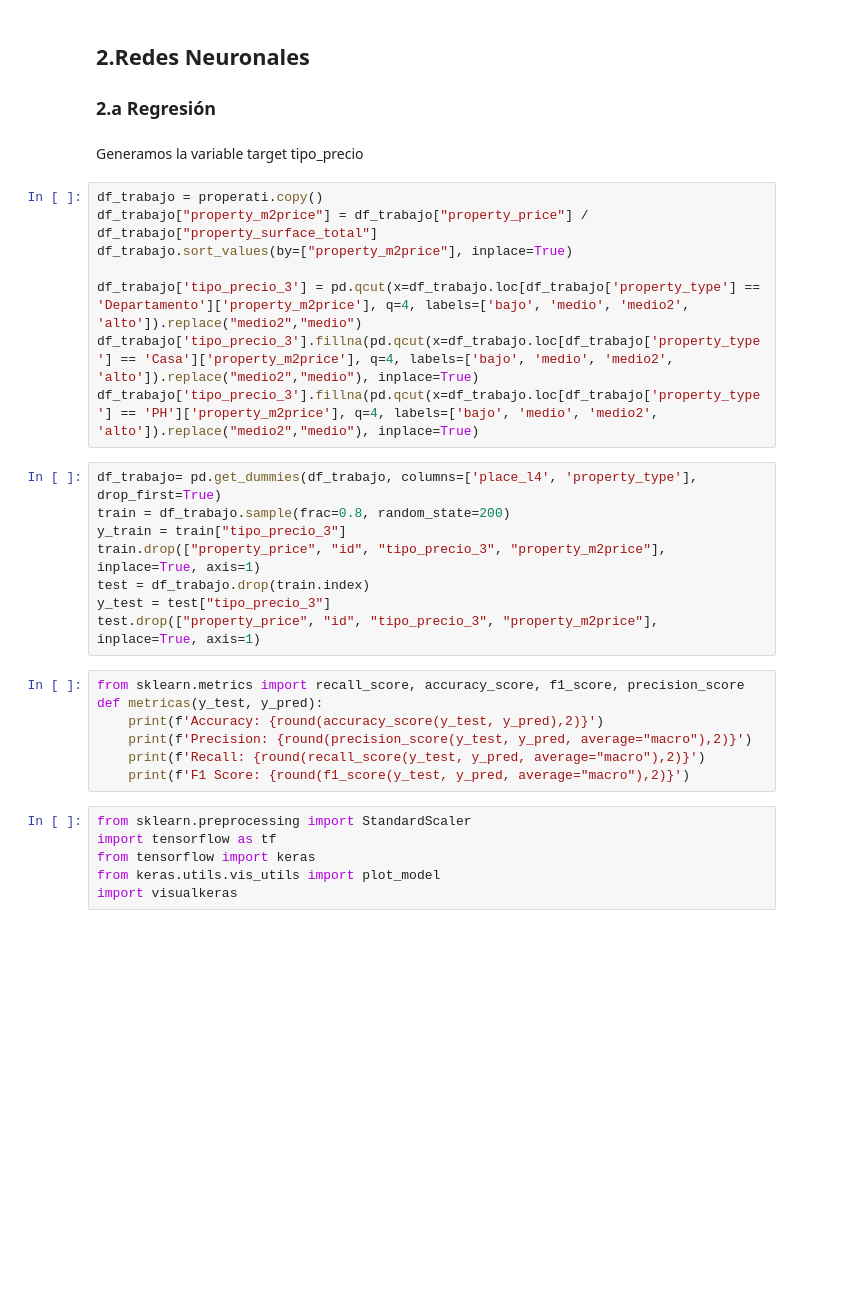
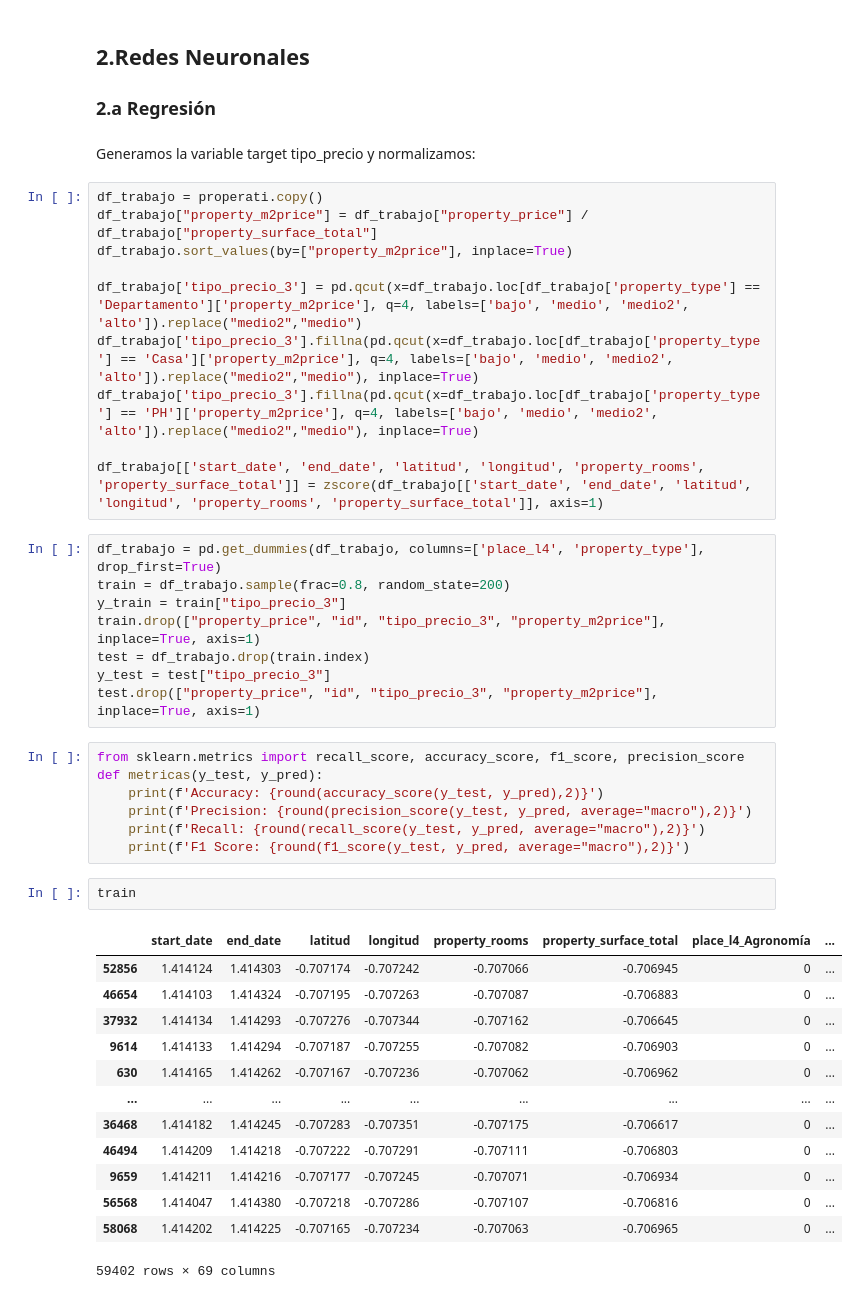
Before and after one commit to valencorrea/7506R-2C2022-GRUPO14-TP2, a Jupyter notebook: 7506R_TP1_GRUPO14_ENTREGA.ipynb, the cells around one changed output. Cells and saved outputs as stored; diff of their text form; blank space fills up the shorter version.

```diff
--- a/7506R_TP1_GRUPO14_ENTREGA.ipynb
+++ b/7506R_TP1_GRUPO14_ENTREGA.ipynb
@@ -587,7 +606,7 @@ Observamos que el score mejoró levemente
 ## 2.Redes Neuronales
 ### 2.a Regresión
 # %% [markdown]
-Generamos la variable target tipo_precio
+Generamos la variable target tipo_precio y normalizamos:
 # %%
 df_trabajo = properati.copy()
 df_trabajo["property_m2price"] = df_trabajo["property_price"] / df_trabajo["property_surface_total"]
@@ -596,8 +615,10 @@ df_trabajo.sort_values(by=["property_m2price"], inplace=True)
 df_trabajo['tipo_precio_3'] = pd.qcut(x=df_trabajo.loc[df_trabajo['property_type'] == 'Departamento']['property_m2price'], q=4, labels=['bajo', 'medio', 'medio2', 'alto']).replace("medio2","medio")
 df_trabajo['tipo_precio_3'].fillna(pd.qcut(x=df_trabajo.loc[df_trabajo['property_type'] == 'Casa']['property_m2price'], q=4, labels=['bajo', 'medio', 'medio2', 'alto']).replace("medio2","medio"), inplace=True)
 df_trabajo['tipo_precio_3'].fillna(pd.qcut(x=df_trabajo.loc[df_trabajo['property_type'] == 'PH']['property_m2price'], q=4, labels=['bajo', 'medio', 'medio2', 'alto']).replace("medio2","medio"), inplace=True)
+
+df_trabajo[['start_date', 'end_date', 'latitud', 'longitud', 'property_rooms', 'property_surface_total']] = zscore(df_trabajo[['start_date', 'end_date', 'latitud', 'longitud', 'property_rooms', 'property_surface_total']], axis=1)
 # %%
-df_trabajo= pd.get_dummies(df_trabajo, columns=['place_l4', 'property_type'], drop_first=True)
+df_trabajo = pd.get_dummies(df_trabajo, columns=['place_l4', 'property_type'], drop_first=True)
 train = df_trabajo.sample(frac=0.8, random_state=200)
 y_train = train["tipo_precio_3"]
 train.drop(["property_price", "id", "tipo_precio_3", "property_m2price"], inplace=True, axis=1)
@@ -611,9 +632,19 @@ def metricas(y_test, y_pred):
     print(f'Precision: {round(precision_score(y_test, y_pred, average="macro"),2)}')
     print(f'Recall: {round(recall_score(y_test, y_pred, average="macro"),2)}')
     print(f'F1 Score: {round(f1_score(y_test, y_pred, average="macro"),2)}')
-# %%
-from sklearn.preprocessing import StandardScaler
-import tensorflow as tf
-from tensorflow import keras
-from keras.utils.vis_utils import plot_model
-import visualkeras
+# %%
+train
+# %% [output]
+|  | start_date | end_date | latitud | longitud | property_rooms | property_surface_total | place_l4_Agronomía | ... |
+| 52856 | 1.414124 | 1.414303 | -0.707174 | -0.707242 | -0.707066 | -0.706945 | 0 | ... |
+| 46654 | 1.414103 | 1.414324 | -0.707195 | -0.707263 | -0.707087 | -0.706883 | 0 | ... |
+| 37932 | 1.414134 | 1.414293 | -0.707276 | -0.707344 | -0.707162 | -0.706645 | 0 | ... |
+| 9614 | 1.414133 | 1.414294 | -0.707187 | -0.707255 | -0.707082 | -0.706903 | 0 | ... |
+| 630 | 1.414165 | 1.414262 | -0.707167 | -0.707236 | -0.707062 | -0.706962 | 0 | ... |
+| ... | ... | ... | ... | ... | ... | ... | ... | ... |
+| 36468 | 1.414182 | 1.414245 | -0.707283 | -0.707351 | -0.707175 | -0.706617 | 0 | ... |
+| 46494 | 1.414209 | 1.414218 | -0.707222 | -0.707291 | -0.707111 | -0.706803 | 0 | ... |
+| 9659 | 1.414211 | 1.414216 | -0.707177 | -0.707245 | -0.707071 | -0.706934 | 0 | ... |
+| 56568 | 1.414047 | 1.414380 | -0.707218 | -0.707286 | -0.707107 | -0.706816 | 0 | ... |
+| 58068 | 1.414202 | 1.414225 | -0.707165 | -0.707234 | -0.707063 | -0.706965 | 0 | ... |
+59402 rows × 69 columns
```
Also changed, not shown: parts of 11 cells of this notebook.
